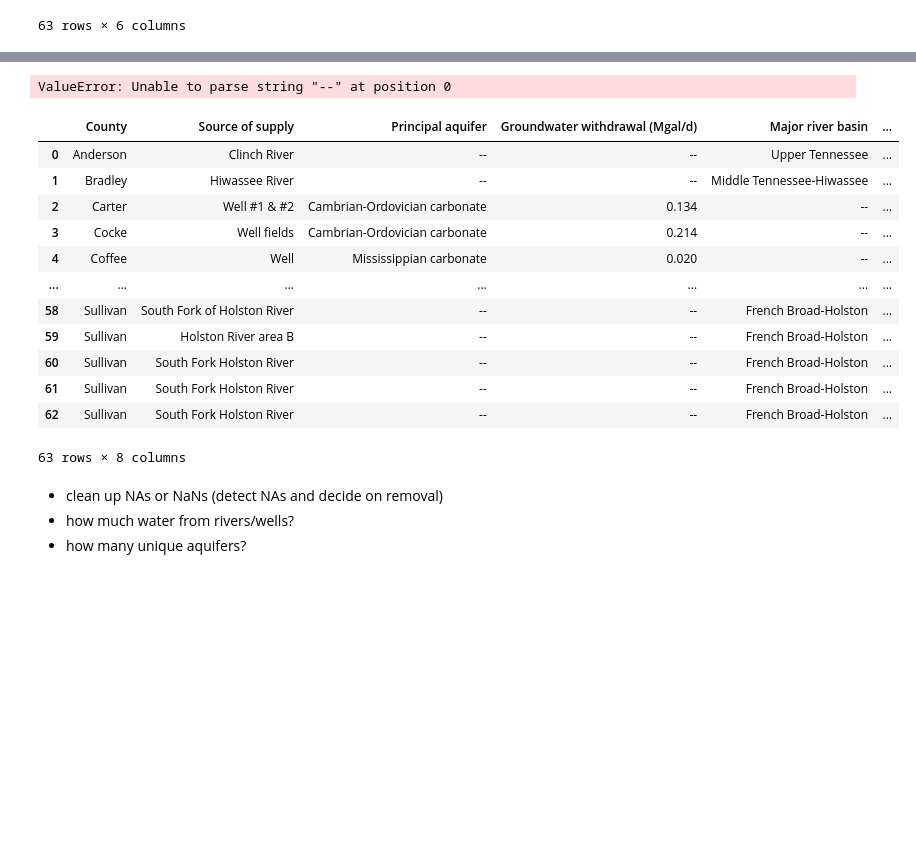
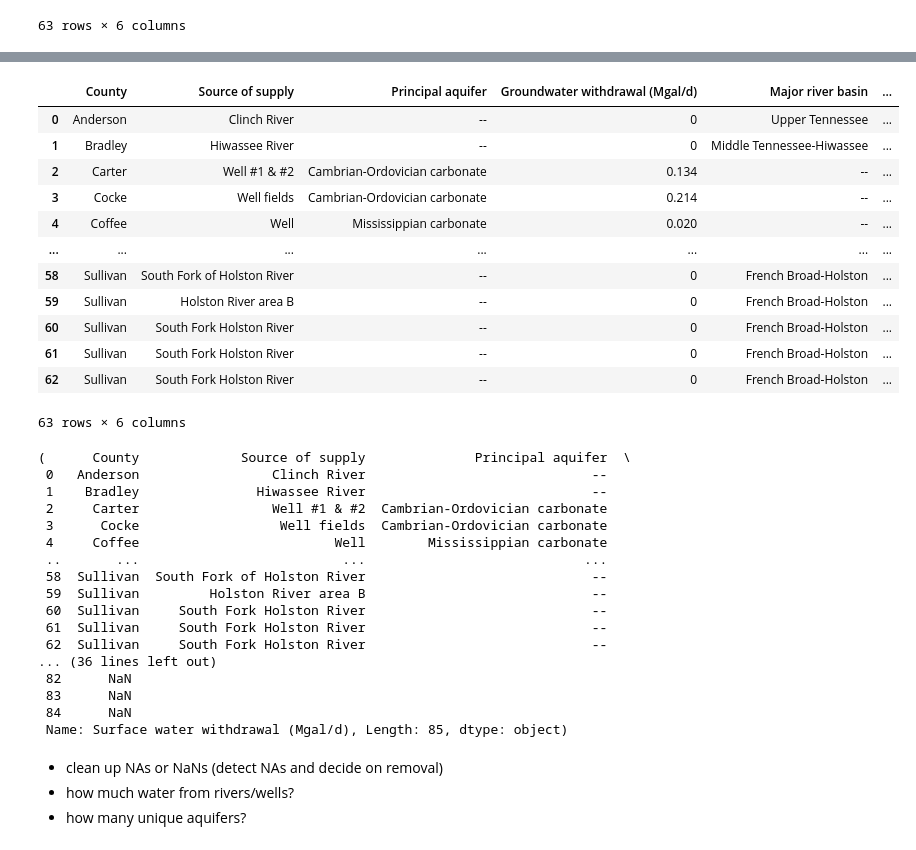
Before and after one commit to miab199/gwc-water, a Jupyter notebook: mia_water_trends.ipynb, the cells around one changed output, grey strips where cells are left out. Cells and saved outputs as stored; diff of their text form; code cells hidden in the pictures; blank space fills up the shorter version.

```diff
--- a/mia_water_trends.ipynb
+++ b/mia_water_trends.ipynb
@@ -82,5 +82,6 @@ df_clean
 i = 0
 for num in df_clean["Groundwater withdrawal (Mgal/d)"]:
   if num == "--":
-    df_clean["Groundwater withdrawal (Mgal/d)"][i] == 0
+    df_clean["Groundwater withdrawal (Mgal/d)"][i] = 0
+    print(df_clean["Groundwater withdrawal (Mgal/d)"][i])
   i += 1
@@ -88,6 +121,7 @@ for num in df_clean["Groundwater withdrawal (Mgal/d)"]:
 i = 0
 for num in df_clean["Surface water withdrawal (Mgal/d)"]:
   if num == "--":
-    df_clean["Surface water withdrawal (Mgal/d)"][i] == 0
+    df_clean["Surface water withdrawal (Mgal/d)"][i] = 0
+    print(df_clean["Surface water withdrawal (Mgal/d)"][i])
   i += 1
 # %% [output]
@@ -108,23 +159,41 @@ dtype: object
+# %%
+df_clean
+# %% [output]
+|  | County | Source of supply | Principal aquifer | Groundwater withdrawal (Mgal/d) | Major river basin | ... |
+| 0 | Anderson | Clinch River | -- | 0 | Upper Tennessee | ... |
+| 1 | Bradley | Hiwassee River | -- | 0 | Middle Tennessee-Hiwassee | ... |
+| 2 | Carter | Well #1 & #2 | Cambrian-Ordovician carbonate | 0.134 | -- | ... |
+| 3 | Cocke | Well fields | Cambrian-Ordovician carbonate | 0.214 | -- | ... |
+| 4 | Coffee | Well | Mississippian carbonate | 0.020 | -- | ... |
+| ... | ... | ... | ... | ... | ... | ... |
+| 58 | Sullivan | South Fork of Holston River | -- | 0 | French Broad-Holston | ... |
+| 59 | Sullivan | Holston River area B | -- | 0 | French Broad-Holston | ... |
+| 60 | Sullivan | South Fork Holston River | -- | 0 | French Broad-Holston | ... |
+| 61 | Sullivan | South Fork Holston River | -- | 0 | French Broad-Holston | ... |
+| 62 | Sullivan | South Fork Holston River | -- | 0 | French Broad-Holston | ... |
+63 rows × 6 columns
 # %%
 new_df = df_clean.assign(Water= df['Groundwater withdrawal (Mgal/d)']), df['Surface water withdrawal (Mgal/d)']
-# %% [output]
-ValueError: Unable to parse string "--" at position 0
 # %%
 new_df
 # %% [output]
-|  | County | Source of supply | Principal aquifer | Groundwater withdrawal (Mgal/d) | Major river basin | ... |
-| 0 | Anderson | Clinch River | -- | -- | Upper Tennessee | ... |
-| 1 | Bradley | Hiwassee River | -- | -- | Middle Tennessee-Hiwassee | ... |
-| 2 | Carter | Well #1 & #2 | Cambrian-Ordovician carbonate | 0.134 | -- | ... |
-| 3 | Cocke | Well fields | Cambrian-Ordovician carbonate | 0.214 | -- | ... |
-| 4 | Coffee | Well | Mississippian carbonate | 0.020 | -- | ... |
-| ... | ... | ... | ... | ... | ... | ... |
-| 58 | Sullivan | South Fork of Holston River | -- | -- | French Broad-Holston | ... |
-| 59 | Sullivan | Holston River area B | -- | -- | French Broad-Holston | ... |
-| 60 | Sullivan | South Fork Holston River | -- | -- | French Broad-Holston | ... |
-| 61 | Sullivan | South Fork Holston River | -- | -- | French Broad-Holston | ... |
-| 62 | Sullivan | South Fork Holston River | -- | -- | French Broad-Holston | ... |
-63 rows × 8 columns
+(      County             Source of supply              Principal aquifer  \
+ 0   Anderson                 Clinch River                             --
+ 1    Bradley               Hiwassee River                             --
+ 2     Carter                 Well #1 & #2  Cambrian-Ordovician carbonate
+ 3      Cocke                  Well fields  Cambrian-Ordovician carbonate
+ 4     Coffee                         Well        Mississippian carbonate
+ ..       ...                          ...                            ...
+ 58  Sullivan  South Fork of Holston River                             --
+ 59  Sullivan         Holston River area B                             --
+ 60  Sullivan     South Fork Holston River                             --
+ 61  Sullivan     South Fork Holston River                             --
+ 62  Sullivan     South Fork Holston River                             --
+... (36 lines left out)
+ 82      NaN
+ 83      NaN
+ 84      NaN
+ Name: Surface water withdrawal (Mgal/d), Length: 85, dtype: object)
 # %% [markdown]
 
 
```
Also changed, not shown: parts of 11 cells of this notebook.
